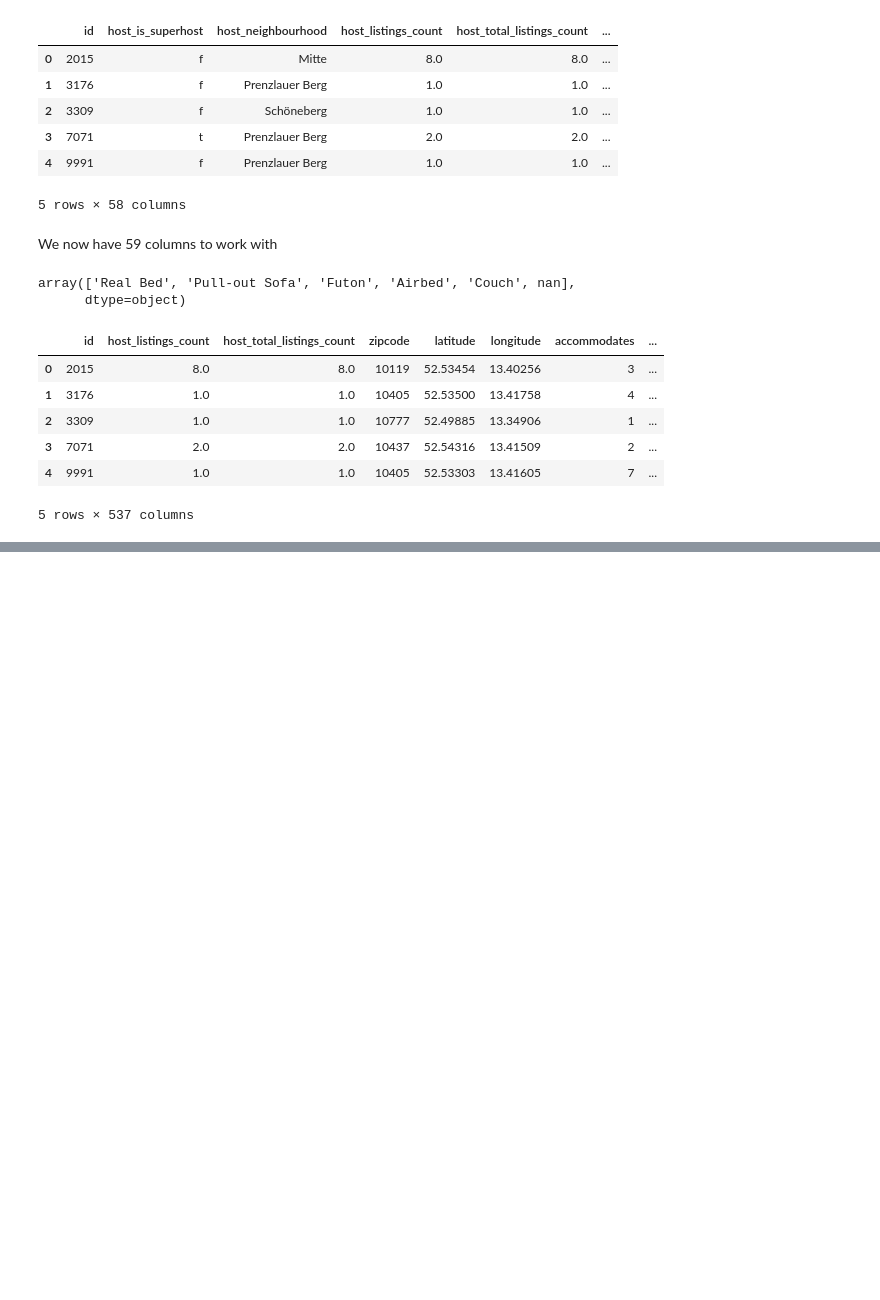
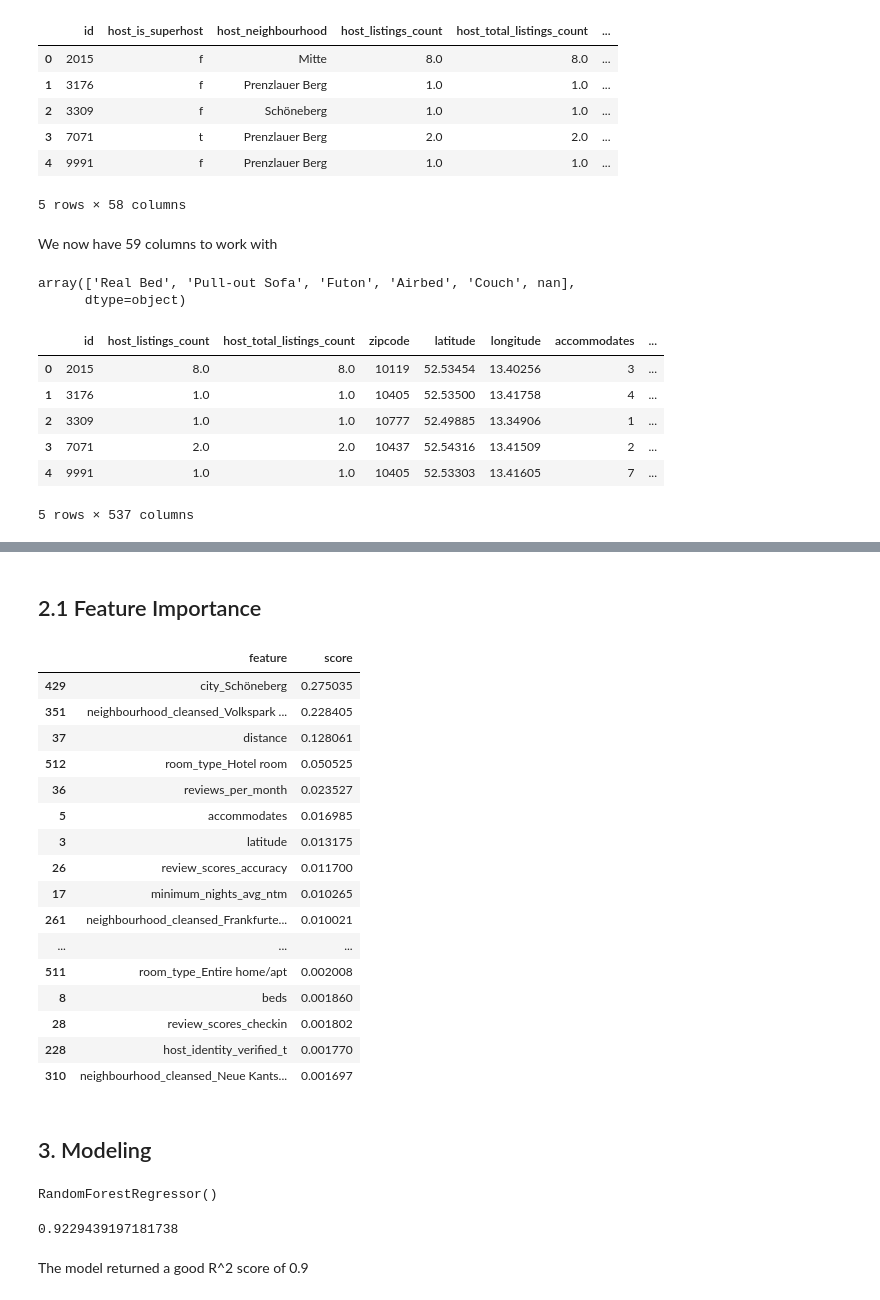
Before and after one commit to wkirui/Airbnb-Price-Prediction, a Jupyter notebook: Airbnb Data Data Processing.ipynb, the cells around one changed output, grey strips where cells are left out. Drawn from its saved outputs; the diff is of its cells as text; code cells hidden in the pictures; blank space fills up the shorter version.

Commit message:
added model predictions

```diff
--- a/Airbnb Data Data Processing.ipynb
+++ b/Airbnb Data Data Processing.ipynb
@@ -485,0 +382,4 @@ round((listings_data['beds'].isnull().sum()/len(listings_data))*100,2)
+# %%
+# data overview
+encoded_listings_data['id'] = encoded_listings_data['id'].astype(str)
+encoded_listings_data.head()
@@ -485,0 +394,76 @@ round((listings_data['beds'].isnull().sum()/len(listings_data))*100,2)
+# %% [markdown]
+## 2.1 Feature Importance
+# %%
+# Create first model using random forest regressor
+from sklearn.model_selection import train_test_split
+from sklearn.ensemble import RandomForestRegressor
+
+
+# prepare data for model
+X = encoded_listings_data.drop(['id','price'],axis=1)
+y = encoded_listings_data['price']
+
+# model the data
+model = RandomForestRegressor()
+model.fit(X,y)
+
+# get feature importance
+feat_importances = model.feature_importances_
+col_list = [x for x in X.columns]
+feat_list = {}
+for i,v in enumerate(feat_importances):
+#     print("Feature: %0d, Score: %.5f" %(i,v))
+    feat_list[col_list[i]]=v
+
+# create feature importance dataframe
+feature_importances_df = pd.DataFrame(feat_list.items(),columns=['feature','score'])
+feature_importances_df = feature_importances_df.sort_values('score',ascending=False)
+
+# create a list of top 50 features
+top_50_features_list = [x for x in feature_importances_df[:50]['feature']]
+
+feature_importances_df[0:50]
+# %% [output]
+|  | feature | score |
+| 429 | city_Schöneberg | 0.275035 |
+| 351 | neighbourhood_cleansed_Volkspark ... | 0.228405 |
+| 37 | distance | 0.128061 |
+| 512 | room_type_Hotel room | 0.050525 |
+| 36 | reviews_per_month | 0.023527 |
+| 5 | accommodates | 0.016985 |
+| 3 | latitude | 0.013175 |
+| 26 | review_scores_accuracy | 0.011700 |
+| 17 | minimum_nights_avg_ntm | 0.010265 |
+| 261 | neighbourhood_cleansed_Frankfurte... | 0.010021 |
+| ... | ... | ... |
+| 511 | room_type_Entire home/apt | 0.002008 |
+| 8 | beds | 0.001860 |
+| 28 | review_scores_checkin | 0.001802 |
+| 228 | host_identity_verified_t | 0.001770 |
+| 310 | neighbourhood_cleansed_Neue Kants... | 0.001697 |
+# %% [markdown]
+## 3. Modeling
+# %%
+# prepare data fro modeling
+X = encoded_listings_data[top_50_features_list]
+y = encoded_listings_data['price']
+
+# split data into train and test
+X_train,X_test,y_train,y_test = train_test_split(X,y,test_size=0.2,random_state=42)
+
+# create a model
+model = RandomForestRegressor()
+model.fit(X_train,y_train)
+# %% [output]
+RandomForestRegressor()
+# %%
+# make predictions with the model
+y_pred = model.predict(X_test)
+
+# get R^2 score
+model_score = model.score(X_test,y_test)
+print(model_score)
+# %% [output]
+0.9229439197181738
+# %% [markdown]
+The model returned a good R^2 score of 0.9
```
Also changed, not shown: parts of 17 cells of this notebook.
